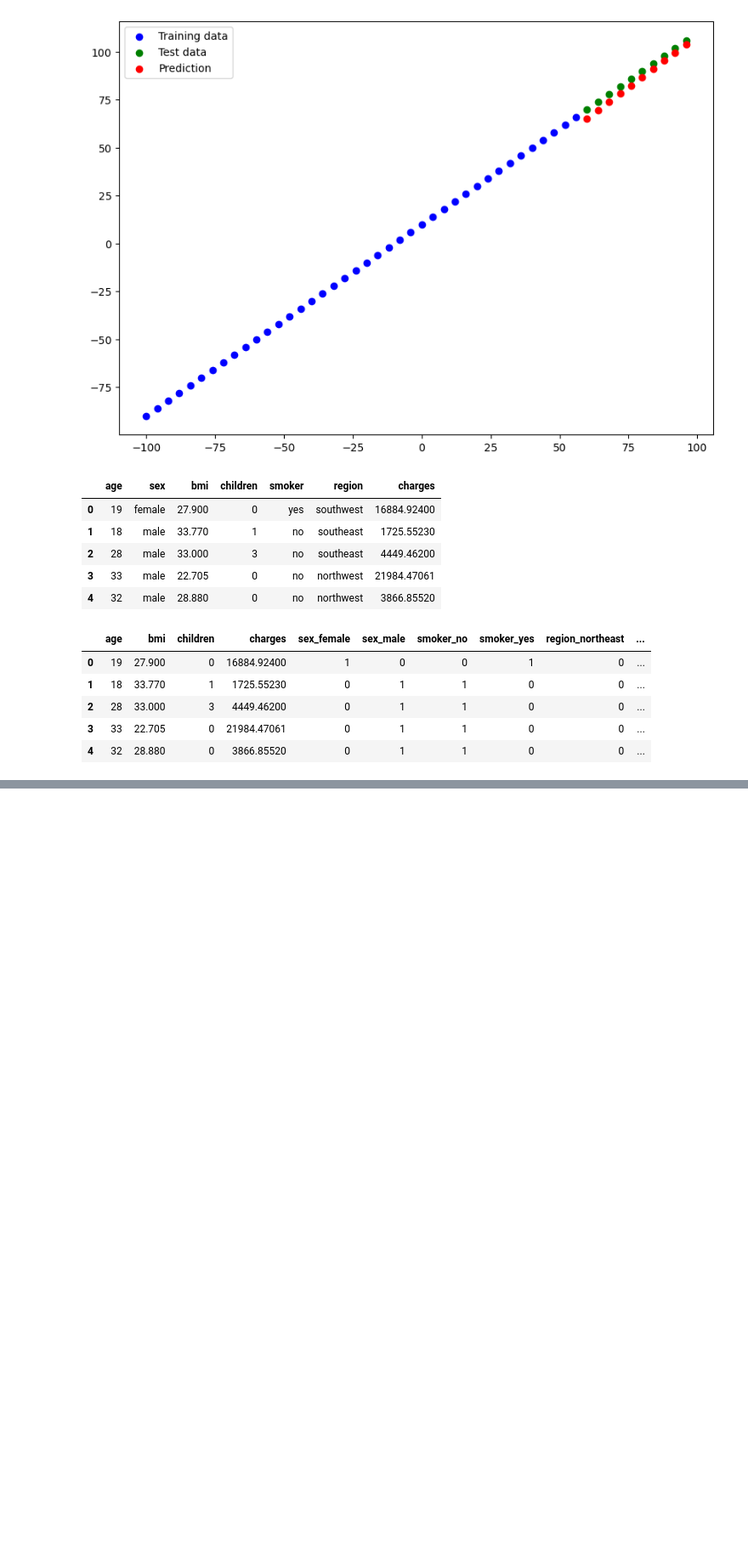
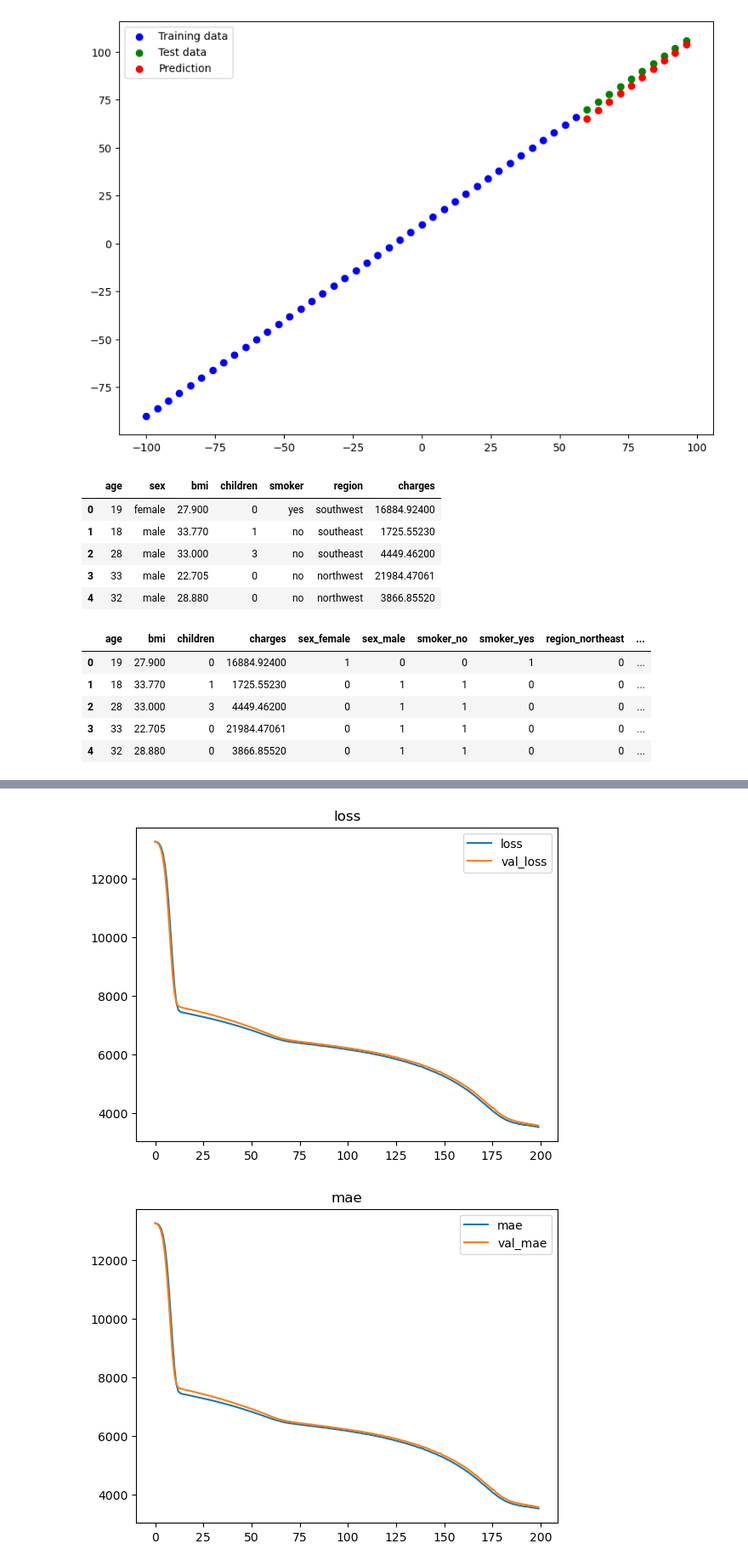
Before and after one commit to bmmukhridin/TensorFlow-Course, a Jupyter notebook: tf-Regression.ipynb, the cells around one changed output, grey strips where cells are left out. Shown at 85% size. Drawn from its saved outputs; the diff is of its cells as text; code cells hidden in the pictures; blank space fills up the shorter version.

```diff
--- a/tf-Regression.ipynb
+++ b/tf-Regression.ipynb
@@ -401,0 +539,9 @@ ohe.head()
+# %%
+model_5 = Sequential()
+
+model_5.add(Dense(100, input_dim=11, activation = 'relu'))
+model_5.add(Dense(10, activation = 'relu'))
+
+
+model_5.add(Dense(1, activation='linear'))
+model_5.summary()
@@ -401,0 +564,7 @@ ohe.head()
+# %%
+model_5.compile(loss='mae', optimizer='adam', metrics='mae')
+# %%
+history2 = model_5.fit(X_train, y_train,
+                      validation_data = (X_test, y_test),
+                        epochs=200,
+                        )
@@ -401,0 +589,5 @@ ohe.head()
+# %%
+plot_history(history2)
+# %% [output]
+[figure, added]
+[figure, added]
```
Also changed, not shown: parts of 30 cells of this notebook.
